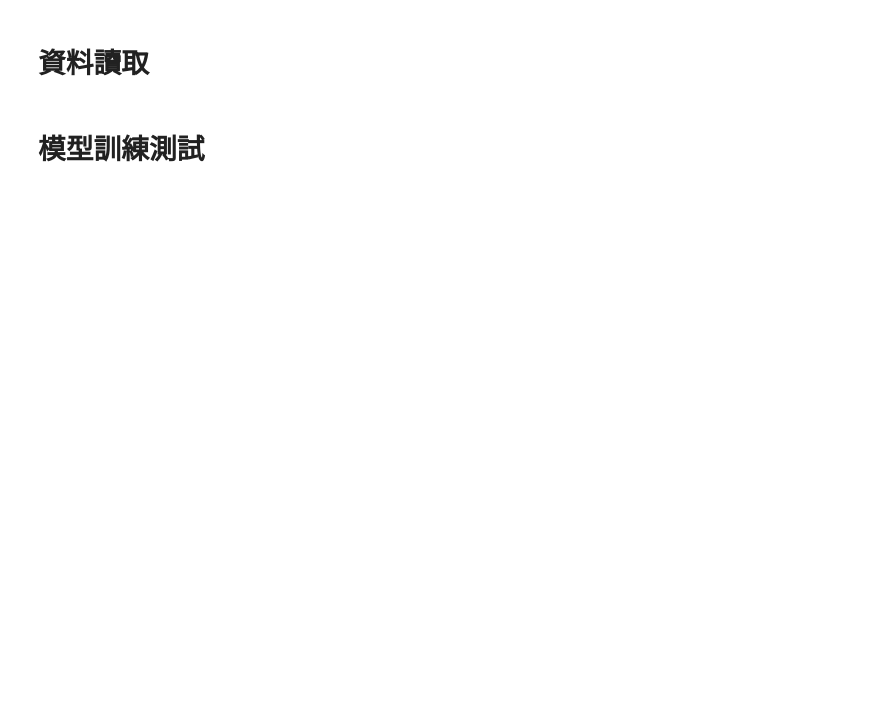
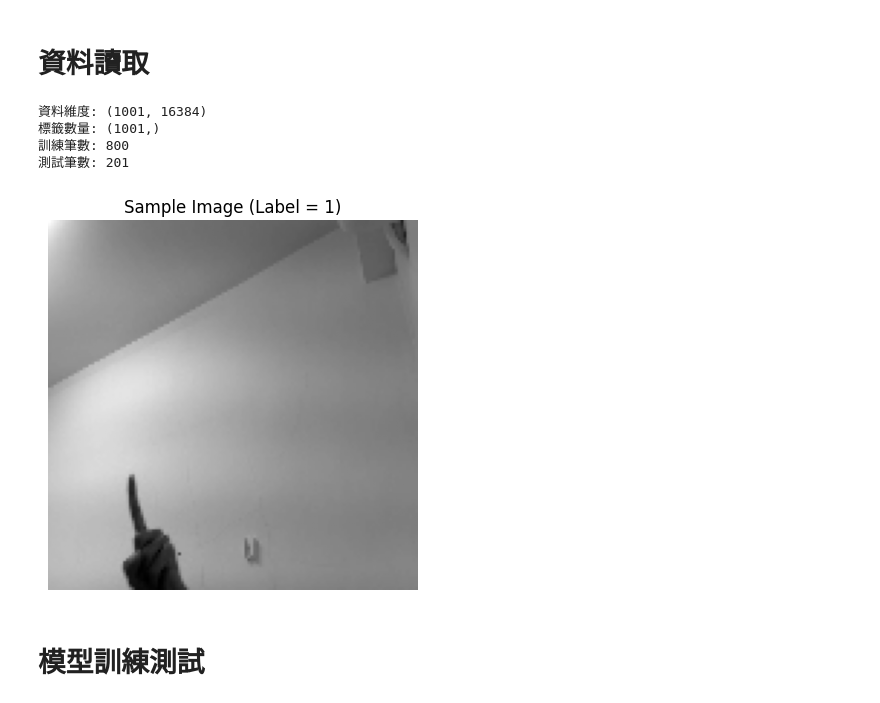
Before and after one commit to caijiayou/AI_image_YOLO, a Jupyter notebook: KNN_train.ipynb, the cells around one changed output. Drawn from its saved outputs; the diff is of its cells as text; code cells hidden in the pictures; blank space fills up the shorter version.

```diff
--- a/KNN_train.ipynb
+++ b/KNN_train.ipynb
@@ -5,7 +5,7 @@ import os
 import cv2
 import numpy as np
 
-IMG_SIZE = (28, 28)
+IMG_SIZE = (128, 128)
 DATASET_DIR = "dataset"
 
 X = []
@@ -22,7 +22,7 @@ for label in range(10):
         # 正規化
         img = img / 255.0
 
-        # 攤平成向量 (28x28 → 784)
+        # 攤平成向量
         X.append(img.flatten())
         y.append(label)
 
@@ -43,6 +43,26 @@ X_train, X_test, y_train, y_test = train_test_split(
 
 print("訓練筆數:", X_train.shape[0])
 print("測試筆數:", X_test.shape[0])
+# %% [output]
+資料維度: (1001, 16384)
+標籤數量: (1001,)
+訓練筆數: 800
+測試筆數: 201
+# %%
+import matplotlib.pyplot as plt
+import numpy as np
+
+# 假設 X 已經存在（shape: [N, 784]）
+# 顯示第一張圖片
+img = X[120].reshape(128, 128)
+
+plt.figure()
+plt.imshow(img, cmap="gray")
+plt.title("Sample Image (Label = {})".format(y[120]))
+plt.axis("off")
+plt.show()
+# %% [output]
+[figure, added]
 # %% [markdown]
 # 模型訓練測試
 # %%
```
Also changed, not shown: parts of 4 cells of this notebook, 2 other files.
